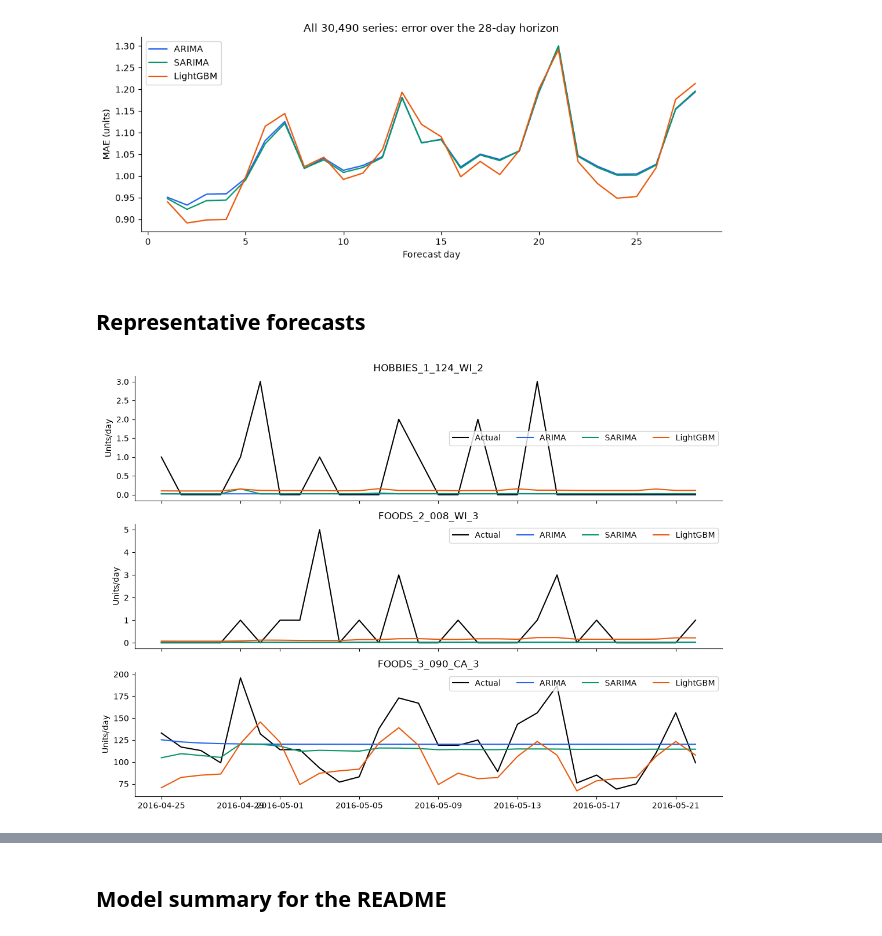
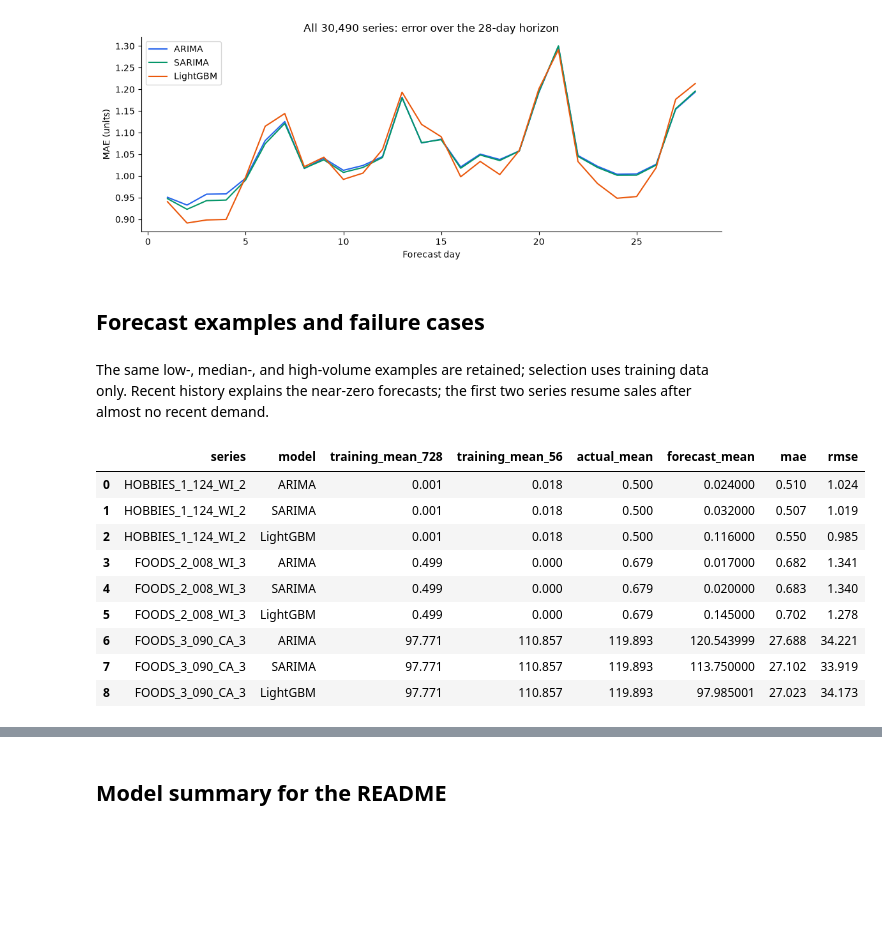
Before and after one commit to rebel47/Machine-Learning-Project, a Jupyter notebook: Project 1/notebooks/evaluation/04_error_analysis.ipynb, the cells around one changed output, grey strips where cells are left out. Drawn from its saved outputs; the diff is of its cells as text; code cells hidden in the pictures; blank space fills up the shorter version.

```diff
--- a/Project 1/notebooks/evaluation/04_error_analysis.ipynb
+++ b/Project 1/notebooks/evaluation/04_error_analysis.ipynb
@@ -154,18 +154,32 @@ save_figure(data,'comparison_02_horizon')
 # %% [output]
 [figure]
 # %% [markdown]
-## Representative forecasts
+## Forecast examples and failure cases
-# %%
-ordered=panel.mean_training_sales.sort_values().index
-examples=[ordered[0],ordered[len(ordered)//2],ordered[-1]]
-fig,axes=plt.subplots(3,1,figsize=(11,8),sharex=True)
-dates=calendar.date.iloc[cutoff:cutoff+28]
-for ax,position in zip(axes,examples):
-    ax.plot(dates,actual[position],color='black',label='Actual')
-    for name,color in zip(['ARIMA','SARIMA','LightGBM'],COLORS):
-        ax.plot(dates,predictions[name][position],label=name,color=color)
-    ax.set(title=panel.series_id.iloc[position],ylabel='Units/day')
-    ax.legend(ncol=4)
-save_figure(data,'comparison_03_forecasts')
-# %% [output]
-[figure, removed]
+# %% [markdown]
+The same low-, median-, and high-volume examples are retained; selection uses training data only.
+Recent history explains the near-zero forecasts; the first two series resume sales after almost no recent demand.
+# %%
+ordered=panel.mean_training_sales.sort_values().index
+examples=[ordered[0],ordered[len(ordered)//2],ordered[-1]]
+example_records=[]
+for position in examples:
+    history=sales[panel_rows[position],cutoff-728:cutoff].astype('float64')
+    for name,values in predictions.items():
+        errors=values[position]-actual[position].astype('float64')
+        example_records.append(dict(series=panel.series_id.iloc[position],model=name,
+            training_mean_728=history.mean(),training_mean_56=history[-56:].mean(),
+            actual_mean=actual[position].mean(),forecast_mean=values[position].mean(),
+            mae=np.abs(errors).mean(),rmse=np.sqrt(np.mean(errors**2))))
+example_errors=pd.DataFrame(example_records)
+display(example_errors.round(3))
+# %% [output]
+|  | series | model | training_mean_728 | training_mean_56 | actual_mean | forecast_mean | mae | rmse |
+| 0 | HOBBIES_1_124_WI_2 | ARIMA | 0.001 | 0.018 | 0.500 | 0.024000 | 0.510 | 1.024 |
+| 1 | HOBBIES_1_124_WI_2 | SARIMA | 0.001 | 0.018 | 0.500 | 0.032000 | 0.507 | 1.019 |
+| 2 | HOBBIES_1_124_WI_2 | LightGBM | 0.001 | 0.018 | 0.500 | 0.116000 | 0.550 | 0.985 |
+| 3 | FOODS_2_008_WI_3 | ARIMA | 0.499 | 0.000 | 0.679 | 0.017000 | 0.682 | 1.341 |
+| 4 | FOODS_2_008_WI_3 | SARIMA | 0.499 | 0.000 | 0.679 | 0.020000 | 0.683 | 1.340 |
+| 5 | FOODS_2_008_WI_3 | LightGBM | 0.499 | 0.000 | 0.679 | 0.145000 | 0.702 | 1.278 |
+| 6 | FOODS_3_090_CA_3 | ARIMA | 97.771 | 110.857 | 119.893 | 120.543999 | 27.688 | 34.221 |
+| 7 | FOODS_3_090_CA_3 | SARIMA | 97.771 | 110.857 | 119.893 | 113.750000 | 27.102 | 33.919 |
+| 8 | FOODS_3_090_CA_3 | LightGBM | 97.771 | 110.857 | 119.893 | 97.985001 | 27.023 | 34.173 |
```
Also changed, not shown: parts of 3 cells of this notebook, 2 other files.
